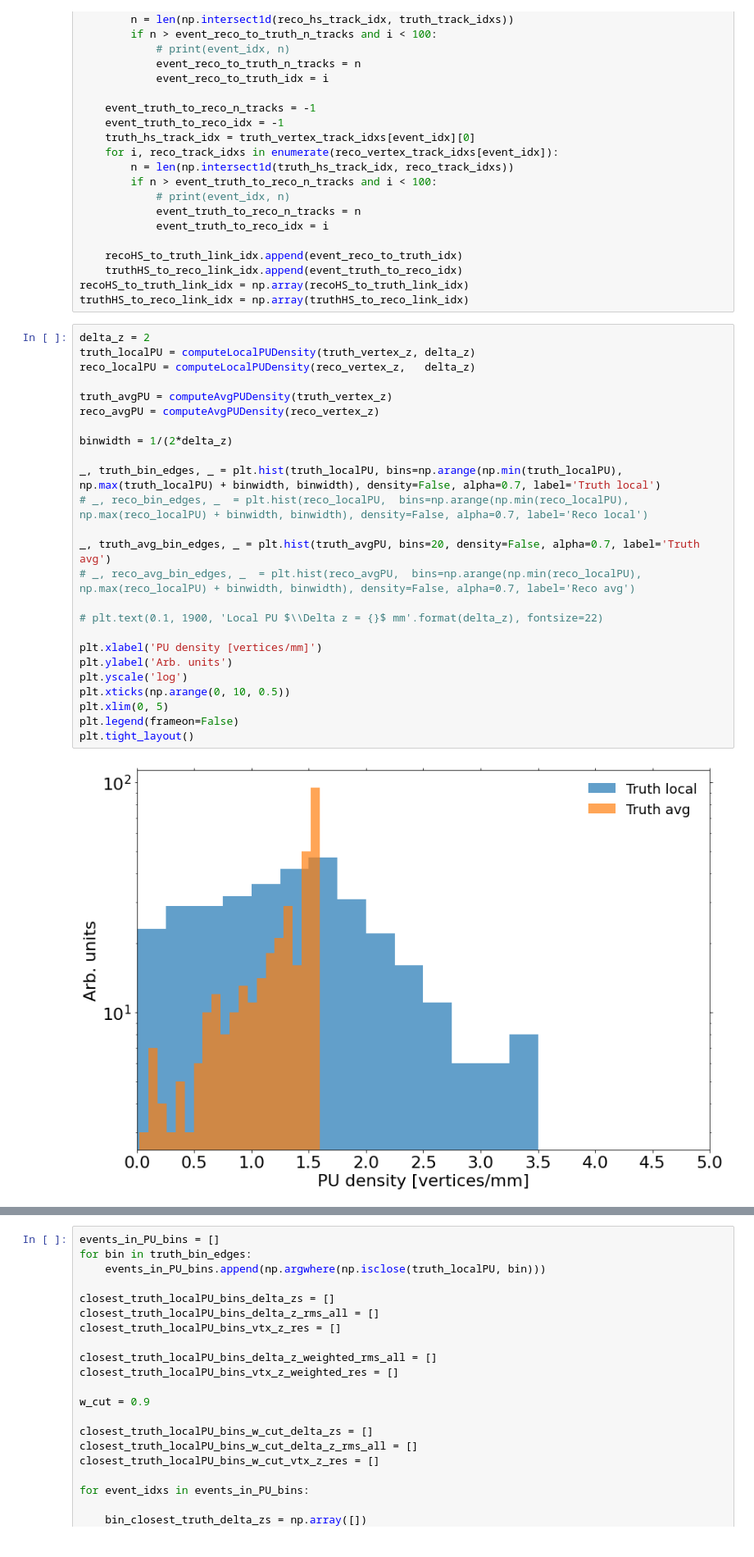
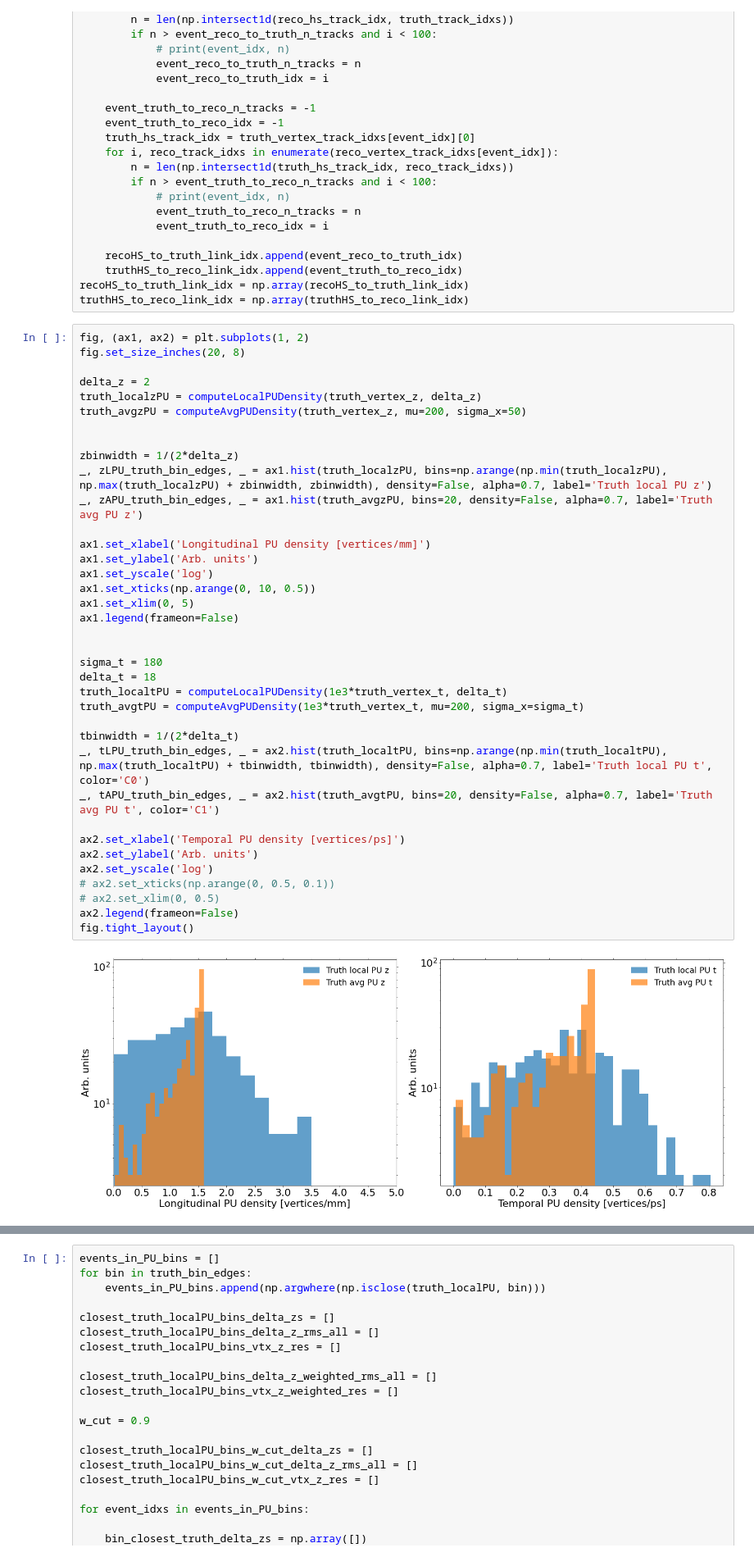
Before and after one commit to ttlindkvist/4DTracking, a Jupyter notebook: pileup_z.ipynb, the cells around one changed output, grey strips where cells are left out. Shown at 82% size. Cells and saved outputs as stored; diff of their text form.

```diff
--- a/pileup_z.ipynb
+++ b/pileup_z.ipynb
@@ -124,30 +124,42 @@ for event_idx in range(len(truth_vertex_t)):
     truthHS_to_reco_link_idx.append(event_truth_to_reco_idx)
 recoHS_to_truth_link_idx = np.array(recoHS_to_truth_link_idx)
 truthHS_to_reco_link_idx = np.array(truthHS_to_reco_link_idx)
-# %%
-delta_z = 2
-truth_localPU = computeLocalPUDensity(truth_vertex_z, delta_z)
-reco_localPU = computeLocalPUDensity(reco_vertex_z,   delta_z)
-
-truth_avgPU = computeAvgPUDensity(truth_vertex_z)
-reco_avgPU = computeAvgPUDensity(reco_vertex_z)
-
-binwidth = 1/(2*delta_z)
-
-_, truth_bin_edges, _ = plt.hist(truth_localPU, bins=np.arange(np.min(truth_localPU), np.max(truth_localPU) + binwidth, binwidth), density=False, alpha=0.7, label='Truth local')
-# _, reco_bin_edges, _  = plt.hist(reco_localPU,  bins=np.arange(np.min(reco_localPU), np.max(reco_localPU) + binwidth, binwidth), density=False, alpha=0.7, label='Reco local')
-
-_, truth_avg_bin_edges, _ = plt.hist(truth_avgPU, bins=20, density=False, alpha=0.7, label='Truth avg')
-# _, reco_avg_bin_edges, _  = plt.hist(reco_avgPU,  bins=np.arange(np.min(reco_localPU), np.max(reco_localPU) + binwidth, binwidth), density=False, alpha=0.7, label='Reco avg')
-
-# plt.text(0.1, 1900, 'Local PU $\\Delta z = {}$ mm'.format(delta_z), fontsize=22)
-
-plt.xlabel('PU density [vertices/mm]')
-plt.ylabel('Arb. units')
-plt.yscale('log')
-plt.xticks(np.arange(0, 10, 0.5))
-plt.xlim(0, 5)
-plt.legend(frameon=False)
-plt.tight_layout()
-# %% [output]
-[figure, removed]
+# %%
+fig, (ax1, ax2) = plt.subplots(1, 2)
+fig.set_size_inches(20, 8)
+
+delta_z = 2
+truth_localzPU = computeLocalPUDensity(truth_vertex_z, delta_z)
+truth_avgzPU = computeAvgPUDensity(truth_vertex_z, mu=200, sigma_x=50)
+
+
+zbinwidth = 1/(2*delta_z)
+_, zLPU_truth_bin_edges, _ = ax1.hist(truth_localzPU, bins=np.arange(np.min(truth_localzPU), np.max(truth_localzPU) + zbinwidth, zbinwidth), density=False, alpha=0.7, label='Truth local PU z')
+_, zAPU_truth_bin_edges, _ = ax1.hist(truth_avgzPU, bins=20, density=False, alpha=0.7, label='Truth avg PU z')
+
+ax1.set_xlabel('Longitudinal PU density [vertices/mm]')
+ax1.set_ylabel('Arb. units')
+ax1.set_yscale('log')
+ax1.set_xticks(np.arange(0, 10, 0.5))
+ax1.set_xlim(0, 5)
+ax1.legend(frameon=False)
+
+
+sigma_t = 180
+delta_t = 18
+truth_localtPU = computeLocalPUDensity(1e3*truth_vertex_t, delta_t)
+truth_avgtPU = computeAvgPUDensity(1e3*truth_vertex_t, mu=200, sigma_x=sigma_t)
+
+tbinwidth = 1/(2*delta_t)
+_, tLPU_truth_bin_edges, _ = ax2.hist(truth_localtPU, bins=np.arange(np.min(truth_localtPU), np.max(truth_localtPU) + tbinwidth, tbinwidth), density=False, alpha=0.7, label='Truth local PU t', color='C0')
+_, tAPU_truth_bin_edges, _ = ax2.hist(truth_avgtPU, bins=20, density=False, alpha=0.7, label='Truth avg PU t', color='C1')
+
+ax2.set_xlabel('Temporal PU density [vertices/ps]')
+ax2.set_ylabel('Arb. units')
+ax2.set_yscale('log')
+# ax2.set_xticks(np.arange(0, 0.5, 0.1))
+# ax2.set_xlim(0, 0.5)
+ax2.legend(frameon=False)
+fig.tight_layout()
+# %% [output]
+[figure, added]
```
Also changed, not shown: parts of 13 cells of this notebook.
